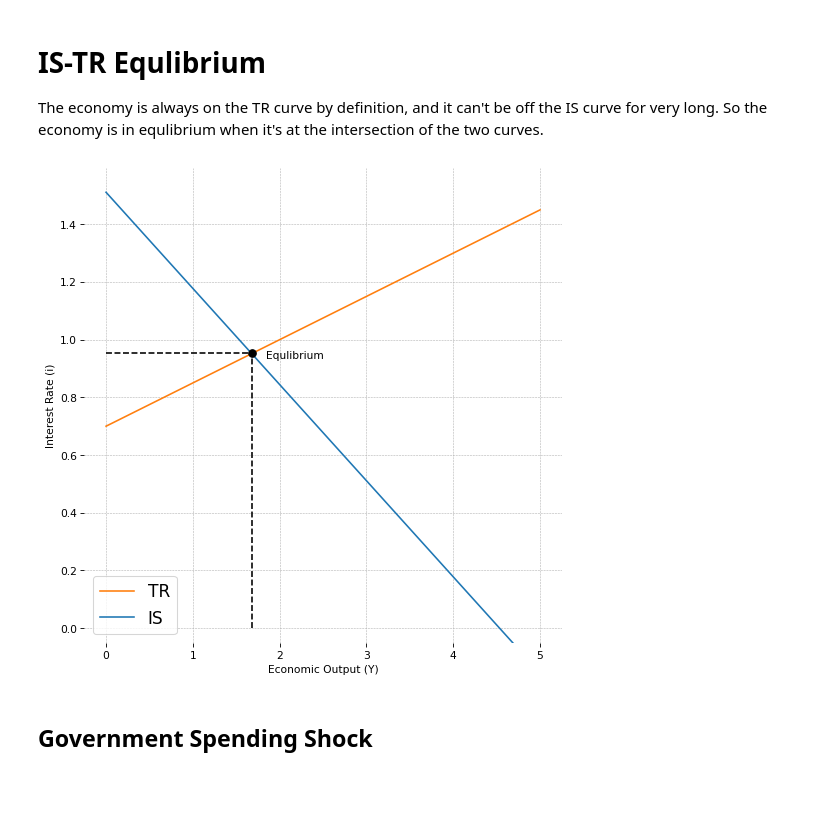
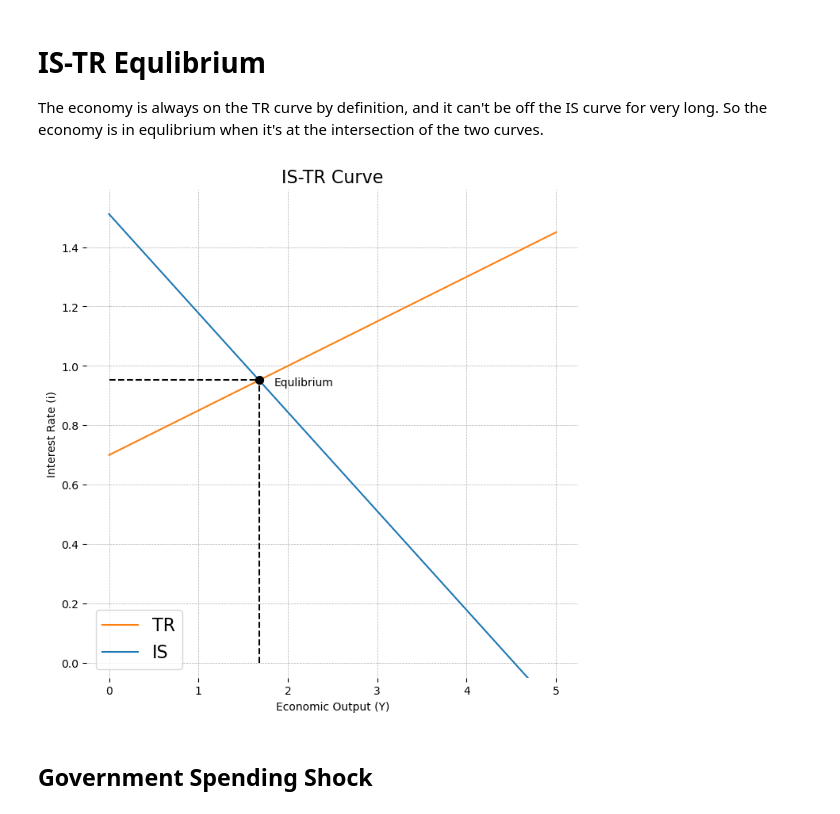
Before and after one commit to jessegrabowski/PSME-Macro, a Jupyter notebook: Lecture 01 - IS-LM-TR.ipynb, the cells around one changed output. Saved outputs shown, nothing was run; the diff lists cells and outputs as text; code cells hidden in the pictures; blank space fills up the shorter version.

```diff
--- a/Lecture 01 - IS-LM-TR.ipynb
+++ b/Lecture 01 - IS-LM-TR.ipynb
@@ -183,14 +191,17 @@ def add_staircase(Y, DD, DD2, f_DD, ax):
 # %%
 plot_kwargs = dict(return_ax=True,
                    lines_to_equlibrium=False,
-                   text_offset=[0.95, 1])
+                   text_offset=[0.95, 1],
+                   legend=False)
 
 ax = plot_equlibrium(Y, DD,
                      label_text='Initial Equlibrium',
+                     title='',
                     **plot_kwargs)
 ax = plot_equlibrium(Y, DD2,
                      label_text='Final Equlibrium',
                      ax=ax,
+                     title=r'IS Multiplier Dynamics after Governemnt Spending Shock',
                      **plot_kwargs)
 
 ax = add_staircase(Y, DD, DD2, f_DD, ax=ax)
@@ -325,8 +336,8 @@ DD2 = C(Y, Ω, T_bar, a0=a0, a1=a1, b=b) + I2(Y, i=0.8, c=c, d=d, e=e) + G_bar
 # %%
 fig, ax = plt.subplots(1, 2)
 
-ax[0] = plot_equlibrium(Y, DD, ax=ax[0], return_ax=True, text_offset=[1, 1.05], label_text='Initial Equlibrium')
-ax[0] = plot_equlibrium(Y, DD2, ax=ax[0], return_ax=True, text_offset=[1, 1.05], label_text='Final Equlibrium')
+ax[0] = plot_equlibrium(Y, DD, ax=ax[0], return_ax=True, text_offset=[1, 1.05], label_text='Initial Equlibrium', legend=False, title='')
+ax[0] = plot_equlibrium(Y, DD2, ax=ax[0], return_ax=True, text_offset=[1, 1.05], label_text='Final Equlibrium', legend=False, title='')
 
 ax[1].plot(Y, i_array)
 for i, text in zip([1.04, 0.8], ['Initial', 'Final']):
@@ -375,7 +386,7 @@ i_array2 = (1 / e) * ((1 / K) * Y - A)
 # %%
 fig, ax = plt.subplots(1, 2)
 
-plot_params = dict(return_ax=True, text_offset=[1, 1.05], lines_to_equlibrium=False)
+plot_params = dict(return_ax=True, text_offset=[1, 1.05], lines_to_equlibrium=False, legend=False, title='')
 
 ax[0] = plot_equlibrium(Y, DD, ax=ax[0],  label_text='Initial Equlibrium', **plot_params)
 ax[0] = plot_equlibrium(Y, DD2, ax=ax[0], label_text='Final Equlibrium', **plot_params)
@@ -480,7 +490,7 @@ TR_curve = taylor_rule(Y=Y, α=α, β=β, Y_bar=Y_bar, i_bar=i_bar)
 # %%
 line_kwargs = dict(ls='--', color='k')
 
-fig, ax = plt.subplots(figsize=(6,6), dpi=77)
+fig, ax = plt.subplots(figsize=(6,6), dpi=100)
 
 cross_idx = np.argmin((TR_curve - i_bar) ** 2)
 
@@ -491,5 +501,6 @@ ax.scatter(Y[cross_idx], i_bar, s=50, c='k', zorder=5)
 ax.annotate('Target State', xy=(Y[cross_idx] * 1.05, i_bar), ha='left')
 
 ax.set(xlabel = 'Economic Output (Y)', ylabel='Interest Rate (i)')
+ax.set_title('Taylor Rule (TR) Curve', fontsize=16)
 plt.show()
 # %% [output]
@@ -507,7 +518,7 @@ def plot_IS_TR(Y, Ω=0, T_bar=0.1, i=1.04, G_bar=0.4,
               legend=True, is_color='tab:blue', tr_color='tab:orange'):
 
     if ax is None:
-        fig, ax = plt.subplots(figsize=(8, 8), dpi=77)
+        fig, ax = plt.subplots(figsize=(8, 8), dpi=100)
     label_offset = label_offset or [1.0, 1.0]
     K = 1 / (1 - b - d)
     A = a0 + a1 * Ω - b * T_bar + c + G_bar
@@ -519,35 +530,37 @@ def plot_IS_TR(Y, Ω=0, T_bar=0.1, i=1.04, G_bar=0.4,
     TR_curve = taylor_rule(Y=Y, α=α, β=β, Y_bar=Y_bar, i_bar=i_bar)
 
     line_kwargs = dict(ls='--', color='k')
 
     ax.plot(Y, TR_curve, c=tr_color, label='TR')
     ax.plot(Y, IS_curve, c=is_color, label='IS')
 
     cross_idx = np.argmin((TR_curve - IS_curve) ** 2)
 
     Y_star = Y[cross_idx]
     i_star = IS_curve[cross_idx]
 
     ax.hlines(y=i_star, xmin=0, xmax=Y_star, **line_kwargs)
     ax.vlines(x=Y_star, ymin=0, ymax=i_star, **line_kwargs)
     ax.scatter(Y_star, i_star, s=50, c='k', zorder=5)
     ax.annotate(label_text, xy=(Y_star * label_offset[0], i_star * label_offset[1]), ha='left')
 
     ymin, ymax = ax.get_ylim()
 
     ax.set(xlabel = 'Economic Output (Y)', ylabel='Interest Rate (i)', ylim=(-0.05, ymax))
 
     if legend:
         ax.legend(fontsize=16)
 
     if return_ax:
         return ax
 
     plt.show()
 
-plot_IS_TR(Y, label_offset=[1.1, 0.98])
+ax = plot_IS_TR(Y, label_offset=[1.1, 0.98], return_ax=True)
+ax.set_title('IS-TR Curve', fontsize=16)
+plt.show()
 # %% [output]
-[figure, old version]
+[figure, new version]
 # %% [markdown]
 ## Government Spending Shock
 # %%
```
Also changed, not shown: parts of 14 cells of this notebook, 3 other files.
